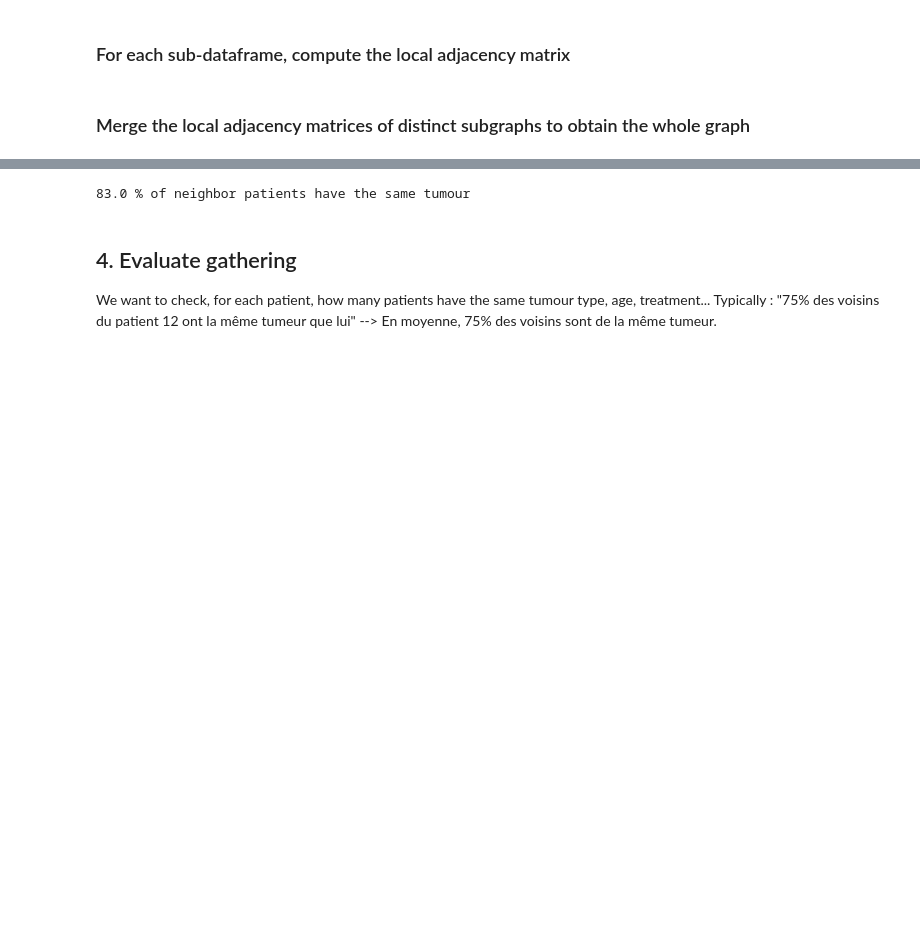
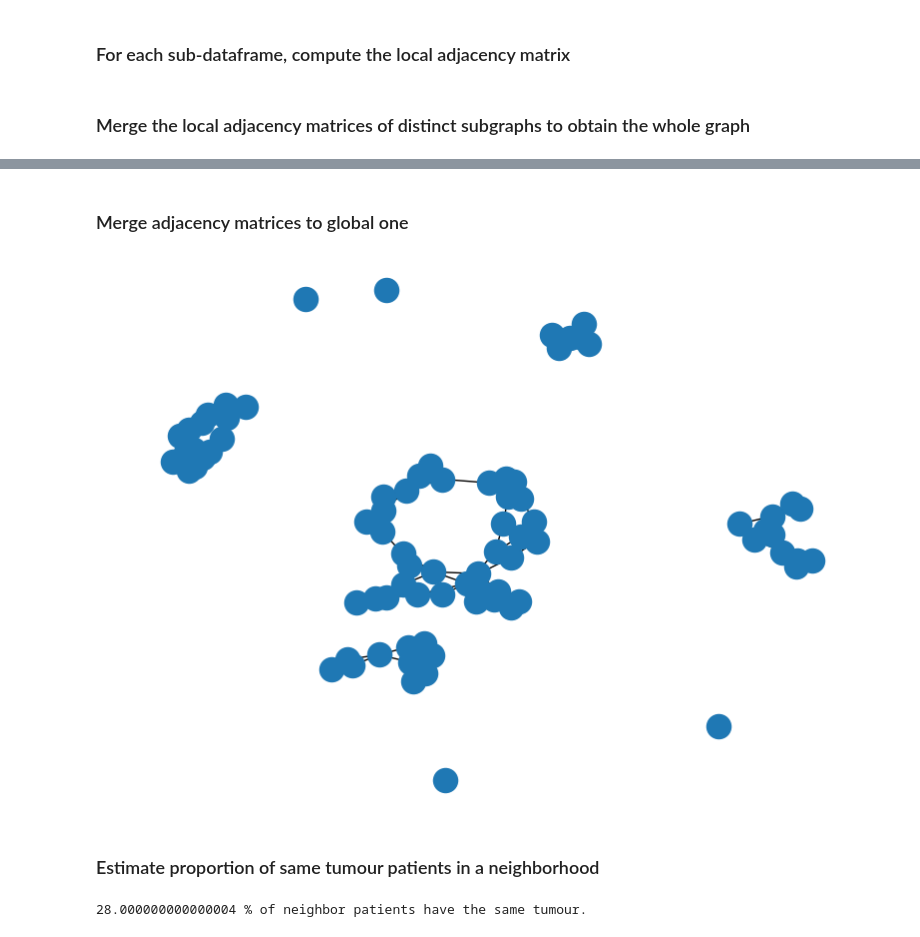
Before and after one commit to Arthur8754/mutational-signatures, a Jupyter notebook: build-graph.ipynb, the cells around one changed output, grey strips where cells are left out. Cells and saved outputs as stored; diff of their text form; code cells hidden in the pictures; blank space fills up the shorter version.

```diff
--- a/build-graph.ipynb
+++ b/build-graph.ipynb
@@ -120,0 +151,9 @@ Now, we want to evaluate if 2 patients which are considered as neighbors have so
+# %%
+# Clustering :
+labels = Clustering(KMeans()).apply_clustering(X_numerized)
+
+# Add to the dataframe the label :
+df["cluster"] = labels
+
+# Split per cluster
+dico_cluster = split_per_column(df, "cluster")
@@ -121,9 +162,19 @@ Now, we want to evaluate if 2 patients which are considered as neighbors have so
+# %%
+matrices_cluster = compute_local_adjacency_matrices(dico_cluster, columns)
+# %% [markdown]
+### Merge adjacency matrices to global one
+# %%
+global_A_cluster = buildgraph.merge_adjacency_matrix(matrices_cluster)
+
+# Vizualize graph
+buildgraph.show_graph(global_A_cluster)
+# %% [output]
+[figure, added]
+# %% [markdown]
+### Estimate proportion of same tumour patients in a neighborhood
 # %%
-tumour_similarity = buildgraph.proportion_similarity_neighbors(A, df["Tumour type"].to_numpy())
-print(f"{tumour_similarity*100} % of neighbor patients have the same tumour")
+tumour_type_split_cluster = reorder_column(dico_cluster, "Tumour type")
+tumour_similarity_cluster = buildgraph.proportion_similarity_neighbors(global_A_cluster, tumour_type_split_cluster)
+print(f"{tumour_similarity_cluster*100} % of neighbor patients have the same tumour.")
 # %% [output]
-83.0 % of neighbor patients have the same tumour
+28.000000000000004 % of neighbor patients have the same tumour.
-# %% [markdown]
-## 4. Evaluate gathering
-We want to check, for each patient, how many patients have the same tumour type, age, treatment...
-Typically : "75% des voisins du patient 12 ont la même tumeur que lui" --> En moyenne, 75% des voisins sont de la même tumeur.
```
Also changed, not shown: parts of 15 cells of this notebook, 1 other file.
